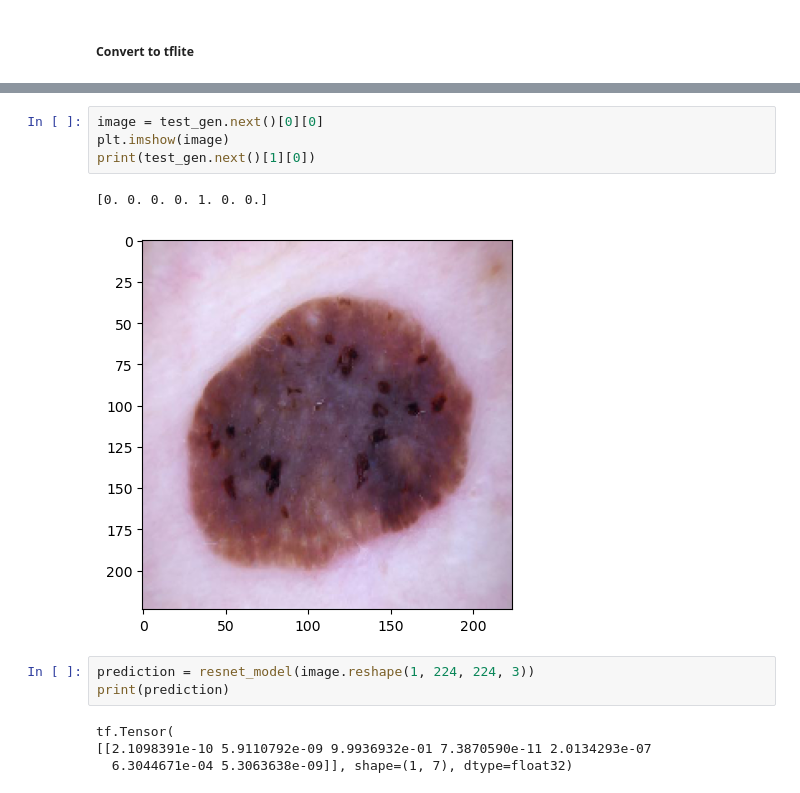
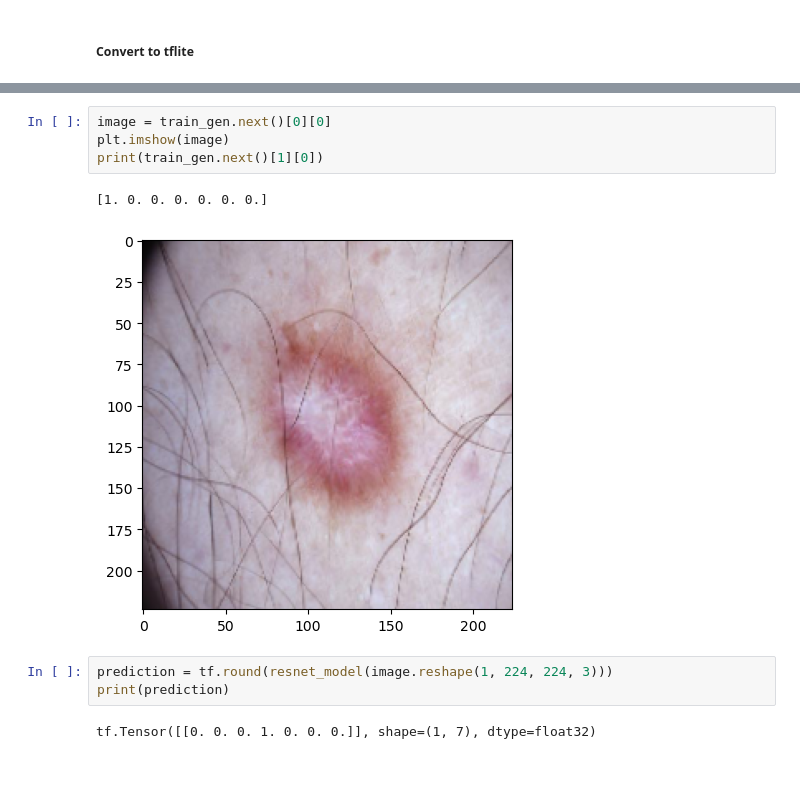
Before and after one commit to caffeinekeyboard/Skin_Cancer_Diagnosis, a Jupyter notebook: Model_Construction/model_building_and_testing.ipynb, the cells around one changed output, grey strips where cells are left out. Cells and saved outputs as stored; diff of their text form.

```diff
--- a/Model_Construction/model_building_and_testing.ipynb
+++ b/Model_Construction/model_building_and_testing.ipynb
@@ -260,14 +302,12 @@ Summary on the non-converted ops:
 # %%
-image = test_gen.next()[0][0]
+image = train_gen.next()[0][0]
 plt.imshow(image)
-print(test_gen.next()[1][0])
+print(train_gen.next()[1][0])
 # %% [output]
-[0. 0. 0. 0. 1. 0. 0.]
+[1. 0. 0. 0. 0. 0. 0.]
-[figure, old version]
+[figure, new version]
 # %%
-prediction = resnet_model(image.reshape(1, 224, 224, 3))
+prediction = tf.round(resnet_model(image.reshape(1, 224, 224, 3)))
 print(prediction)
 # %% [output]
-tf.Tensor(
-[[2.1098391e-10 5.9110792e-09 9.9936932e-01 7.3870590e-11 2.0134293e-07
-  6.3044671e-04 5.3063638e-09]], shape=(1, 7), dtype=float32)
+tf.Tensor([[0. 0. 0. 1. 0. 0. 0.]], shape=(1, 7), dtype=float32)
```
Also changed, not shown: parts of 9 cells of this notebook, 2 other files.
